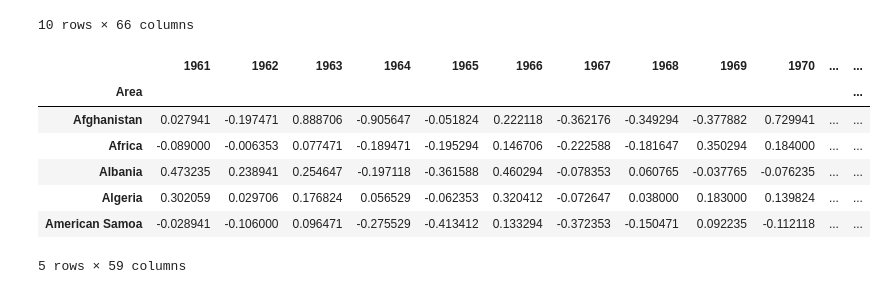
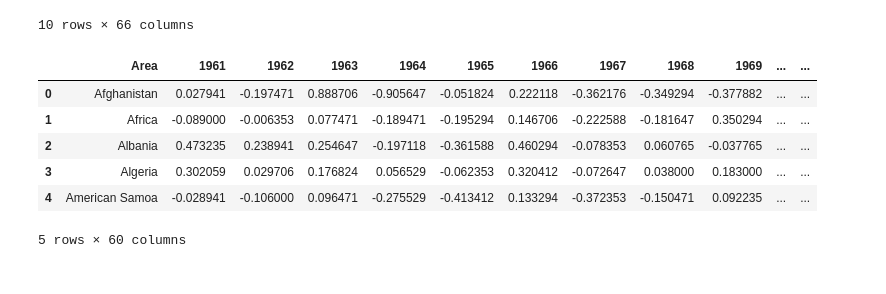
Before and after one commit to ramarh1/Global-Temperatures, a Jupyter notebook: global_temps.ipynb, the cells around one changed output. Drawn from its saved outputs; the diff is of its cells as text; code cells hidden in the pictures.

```diff
--- a/global_temps.ipynb
+++ b/global_temps.ipynb
@@ -31,16 +31,16 @@ def preprocess_data(df):
     return df_grouped
 # %%
 updated_data = preprocess_data(data)
+updated_data = updated_data.reset_index()
 updated_data.head()
 # %% [output]
-|  | 1961 | 1962 | 1963 | 1964 | 1965 | 1966 | 1967 | 1968 | 1969 | 1970 | ... | ... |
-| Area |  |  |  |  |  |  |  |  |  |  |  | ... |
-| Afghanistan | 0.027941 | -0.197471 | 0.888706 | -0.905647 | -0.051824 | 0.222118 | -0.362176 | -0.349294 | -0.377882 | 0.729941 | ... | ... |
-| Africa | -0.089000 | -0.006353 | 0.077471 | -0.189471 | -0.195294 | 0.146706 | -0.222588 | -0.181647 | 0.350294 | 0.184000 | ... | ... |
-| Albania | 0.473235 | 0.238941 | 0.254647 | -0.197118 | -0.361588 | 0.460294 | -0.078353 | 0.060765 | -0.037765 | -0.076235 | ... | ... |
-| Algeria | 0.302059 | 0.029706 | 0.176824 | 0.056529 | -0.062353 | 0.320412 | -0.072647 | 0.038000 | 0.183000 | 0.139824 | ... | ... |
-| American Samoa | -0.028941 | -0.106000 | 0.096471 | -0.275529 | -0.413412 | 0.133294 | -0.372353 | -0.150471 | 0.092235 | -0.112118 | ... | ... |
+|  | Area | 1961 | 1962 | 1963 | 1964 | 1965 | 1966 | 1967 | 1968 | 1969 | ... | ... |
+| 0 | Afghanistan | 0.027941 | -0.197471 | 0.888706 | -0.905647 | -0.051824 | 0.222118 | -0.362176 | -0.349294 | -0.377882 | ... | ... |
+| 1 | Africa | -0.089000 | -0.006353 | 0.077471 | -0.189471 | -0.195294 | 0.146706 | -0.222588 | -0.181647 | 0.350294 | ... | ... |
+| 2 | Albania | 0.473235 | 0.238941 | 0.254647 | -0.197118 | -0.361588 | 0.460294 | -0.078353 | 0.060765 | -0.037765 | ... | ... |
+| 3 | Algeria | 0.302059 | 0.029706 | 0.176824 | 0.056529 | -0.062353 | 0.320412 | -0.072647 | 0.038000 | 0.183000 | ... | ... |
+| 4 | American Samoa | -0.028941 | -0.106000 | 0.096471 | -0.275529 | -0.413412 | 0.133294 | -0.372353 | -0.150471 | 0.092235 | ... | ... |
-5 rows × 59 columns
+5 rows × 60 columns
 # %%
 #Enter updated_data dataframe into function, then the name of the country you are querying
 def query_country(df, name):
```
Also changed, not shown: parts of 4 cells of this notebook.
